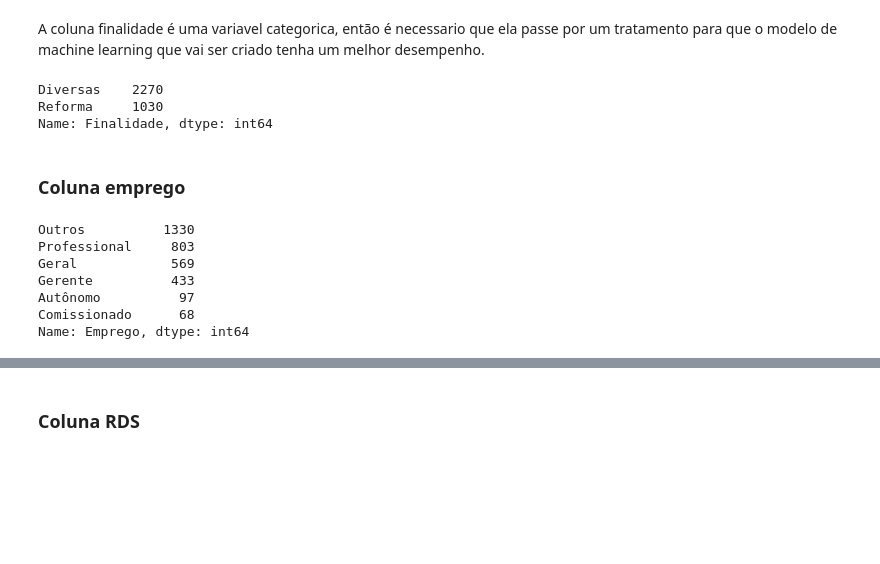
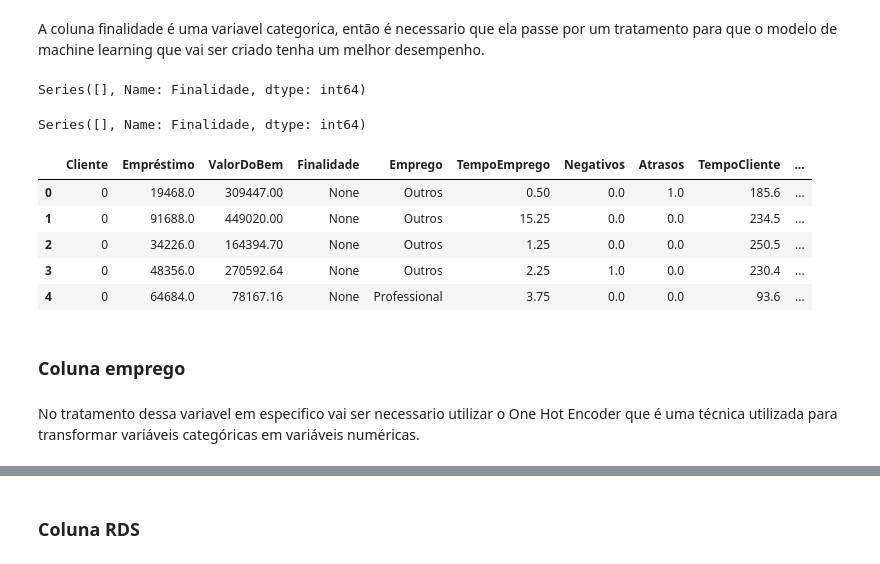
Before and after one commit to JosenildoJunior/Competicao_ML, a Jupyter notebook: 11ª_CompeticaoFLAI.ipynb, the cells around one changed output, grey strips where cells are left out. Cells and saved outputs as stored; diff of their text form; code cells hidden in the pictures; blank space fills up the shorter version.

```diff
--- a/11ª_CompeticaoFLAI.ipynb
+++ b/11ª_CompeticaoFLAI.ipynb
@@ -592,10 +722,9 @@ plt.tight_layout()
 ### **Coluna Finalidade**
 # %% [markdown]
 A coluna finalidade é uma variavel categorica, então é necessario que ela passe por um tratamento para que o modelo de machine learning que vai ser criado tenha um melhor desempenho.
-# %%
-df['Finalidade'].value_counts()
-# %% [output]
-Diversas    2270
-Reforma     1030
-Name: Finalidade, dtype: int64
+# %%
+# Conferindo os valores em 'Finalidade'
+df['Finalidade'].value_counts()
+# %% [output]
+Series([], Name: Finalidade, dtype: int64)
 # %%
@@ -607,15 +737,21 @@ def aux2(x):
 
 # Aplicando a função na coluna Finalidade
 df['Finalidade'] = df['Finalidade'].apply(aux2)
+# %%
+# Conferindo os valores em 'Finalidade'
+df['Finalidade'].value_counts()
+# %% [output]
+Series([], Name: Finalidade, dtype: int64)
+# %%
+df.head()
+# %% [output]
+|  | Cliente | Empréstimo | ValorDoBem | Finalidade | Emprego | TempoEmprego | Negativos | Atrasos | TempoCliente | ... |
+| 0 | 0 | 19468.0 | 309447.00 | None | Outros | 0.50 | 0.0 | 1.0 | 185.6 | ... |
+| 1 | 0 | 91688.0 | 449020.00 | None | Outros | 15.25 | 0.0 | 0.0 | 234.5 | ... |
+| 2 | 0 | 34226.0 | 164394.70 | None | Outros | 1.25 | 0.0 | 0.0 | 250.5 | ... |
+| 3 | 0 | 48356.0 | 270592.64 | None | Outros | 2.25 | 1.0 | 0.0 | 230.4 | ... |
+| 4 | 0 | 64684.0 | 78167.16 | None | Professional | 3.75 | 0.0 | 0.0 | 93.6 | ... |
 # %% [markdown]
 ### **Coluna emprego**
-# %%
-df['Emprego'].value_counts()
-# %% [output]
-Outros          1330
-Professional     803
-Geral            569
-Gerente          433
-Autônomo          97
-Comissionado      68
-Name: Emprego, dtype: int64
+# %% [markdown]
+No tratamento dessa variavel em especifico vai ser necessario utilizar o One Hot Encoder que é uma técnica utilizada para transformar variáveis categóricas em variáveis numéricas.
```
Also changed, not shown: parts of 30 cells of this notebook.
